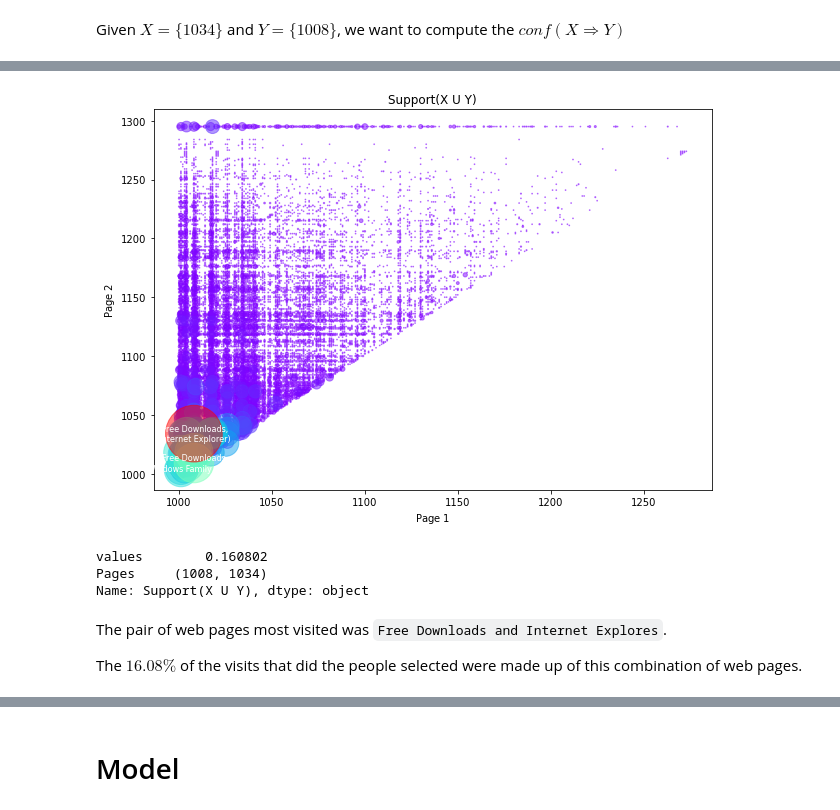
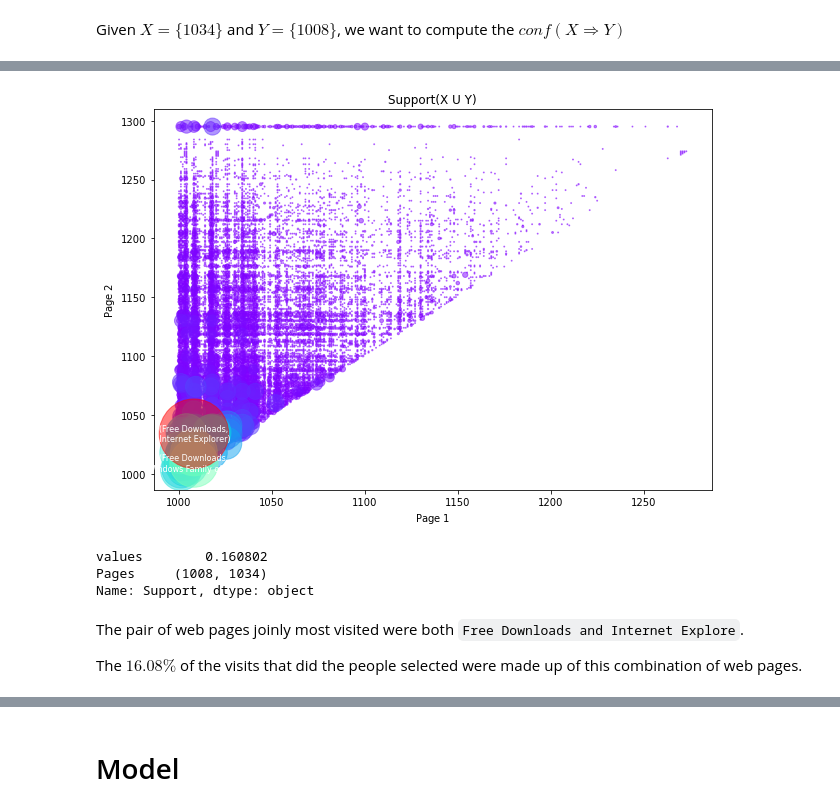
Before and after one commit to dante-cmd/-Relationship-between-web-pages, a Jupyter notebook: 0_sample_space.ipynb, the cells around one changed output, grey strips where cells are left out. Cells and saved outputs as stored; diff of their text form; code cells hidden in the pictures.

```diff
--- a/0_sample_space.ipynb
+++ b/0_sample_space.ipynb
@@ -75,2 +78,4 @@ data_dec = data.decode()
+# %%
+tuple_to_data = namedtuple("DataUser", ['user_ID', 'attribute_ID'])
 # %%
 data_list_attrib = re.findall(r'^C.*?(?=C|\n$)',data_dec,  re.MULTILINE|re.DOTALL )
@@ -183,27 +149,53 @@ data_support_one = all_support_by_one(data_user)
+# %%
+grouped_data_user = data_user.groupby(['user_ID'])
+
+unique_users = np.unique(data_user['user_ID'])
+
+tuple_comb = namedtuple('comb', ['Page_1', 'Page_2'])
+
+data_to_comb = []
+
+for user in unique_users:
+
+    attribute_ID_by_user = grouped_data_user.get_group(user)['attribute_ID']
+    current_comb = [*combinations(attribute_ID_by_user, 2)]
+    for comb in current_comb:
+        data_comb = tuple_comb(*comb)
+        data_to_comb.append(data_comb)
+
+combinated_data = pd.DataFrame(data_to_comb)
+# %%
+combinated_data_setted = combinated_data.agg(lambda x:tuple(sorted(x)), axis=1)
+# %%
+combinated_data_count = combinated_data_setted.value_counts()/unique_users.shape[0]
+data_count_frame = combinated_data_count.reset_index()
+data_count_frame.columns = ['PairPage', 'Support']
 # %%
 from matplotlib import cm
 
 fig, ax = plt.subplots(figsize = (10, 7))
-data_visit_to_plot = data_visit.sort_values('Support(X U Y)', ascending=True)
-x, y = data_visit_to_plot['PairPage'].str.get(0).astype(int), data_visit_to_plot['PairPage'].str.get(1).astype(int)
-s = data_visit_to_plot['Support(X U Y)'].copy()
 
-ax.scatter(x, y,c = s, s = s*20000 ,cmap = cm.rainbow , alpha = 0.5 ) # c = c,
+data_visit_to_plot = data_count_frame.sort_values('Support', ascending=True)
+x = data_visit_to_plot['PairPage'].str.get(0)
+y = data_visit_to_plot['PairPage'].str.get(1)
+s = data_visit_to_plot['Support'].copy()
+
+ax.scatter(x, y,c = s, s = s*30000 ,cmap = cm.rainbow , alpha = 0.5 ) # c = c,
 ax.set(xlabel='Page $1$', ylabel='Page $2$', title = 'Support(X U Y)')
 x_s, y_s = [1008, 1008], [1034, 1009]
 texts = ['(Free Downloads,\n Internet Explorer)', '(Free Downloads,\n Windows Family of OSs)' ]
 for x_t, y_t, txt in zip(x_s, y_s, texts):
     ax.text(x_t, y_t, txt, color = 'white',ha = 'center', va = 'center' , fontsize = 8)
 plt.show()
 # %% [output]
-[figure, old version]
+[figure, new version]
 # %%
-data_visit.set_index('PairPage')['Support(X U Y)'].agg(values=max, Pages = lambda x:x.idxmax())
+data_visit_to_plot.set_index('PairPage')['Support'].agg(values=max, Pages = lambda x:x.idxmax())
 # %% [output]
 values        0.160802
 Pages     (1008, 1034)
-Name: Support(X U Y), dtype: object
+Name: Support, dtype: object
 # %% [markdown]
-The pair of web pages most visited was `Free Downloads and Internet Explores`.
+The pair of web pages joinly most visited were both `Free Downloads and Internet Explore`.
 
 The $16.08\%$ of the visits that did the people selected were made up of this combination of web pages.
```
Also changed, not shown: parts of 31 cells of this notebook.
